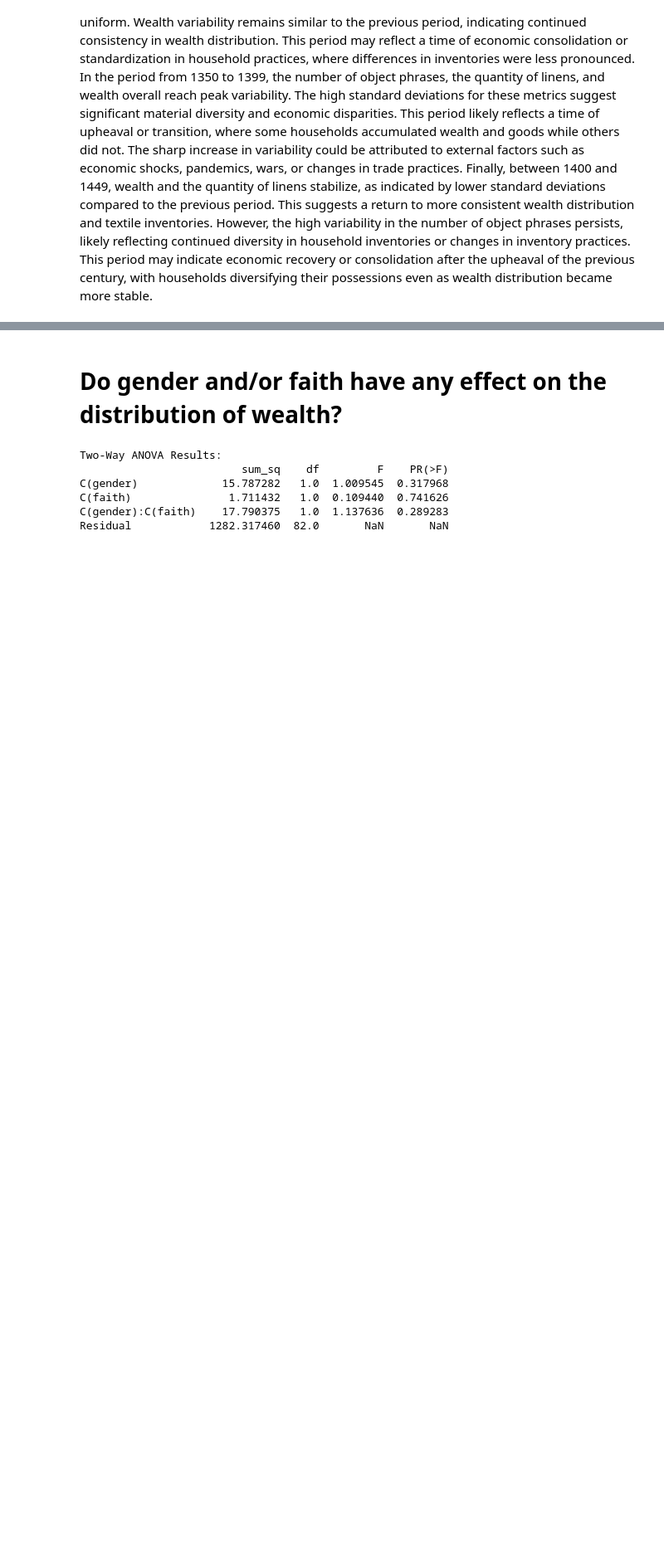
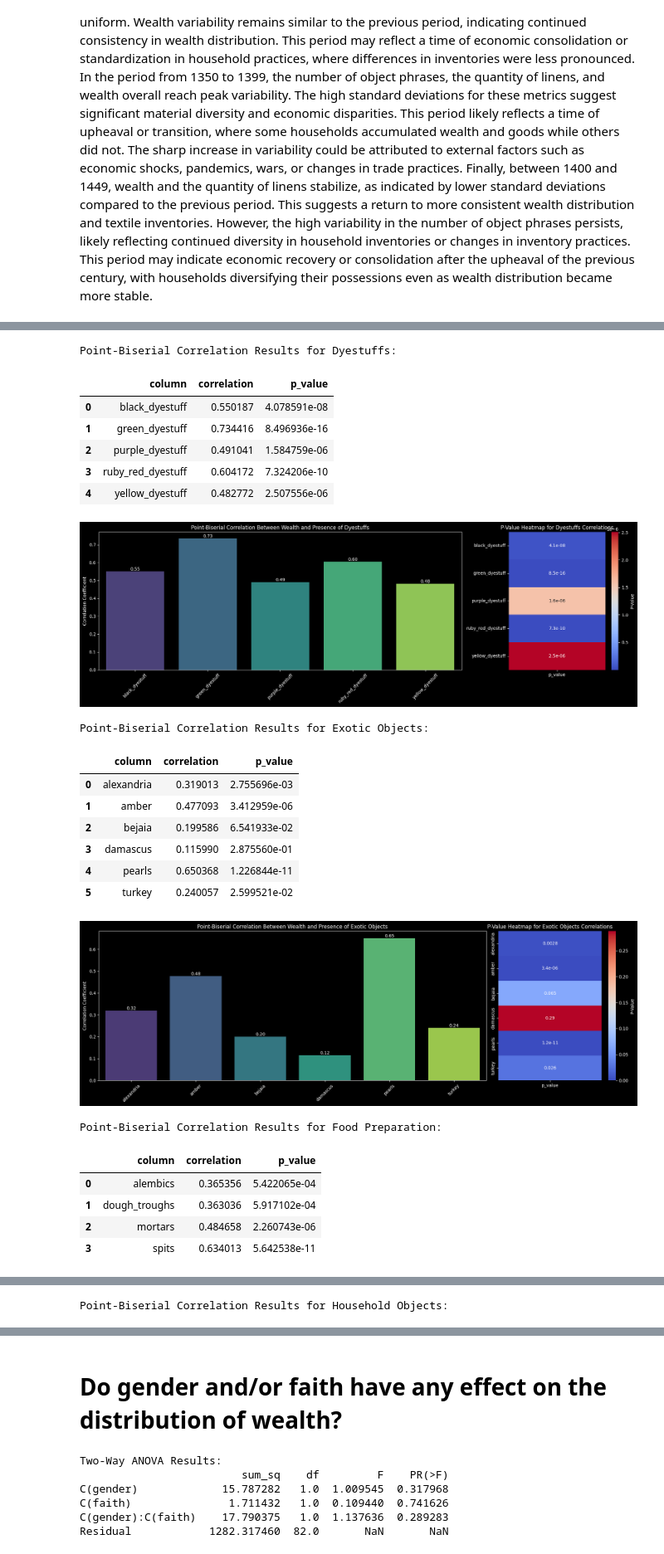
Before and after one commit to gpizzorno/marseille-luxury-objects, a Jupyter notebook: measuring-wealth.ipynb, the cells around one changed output, grey strips where cells are left out. Shown at 83% size. Saved outputs shown, nothing was run; the diff lists cells and outputs as text; code cells hidden in the pictures; blank space fills up the shorter version.

Commit message:
changed object analysis to use point-biserial correlation

```diff
--- a/measuring-wealth.ipynb
+++ b/measuring-wealth.ipynb
@@ -395,0 +343,74 @@ for group_name, group_columns in obj_groups.items():
+# %%
+# Calculate point-biserial correlation coefficients and p-values for object groups
+obj_groups = {
+    'Dyestuffs': DYESTUFFS,
+    'Exotic Objects': EXOTIC,
+    'Food Preparation': FOOD_PREPARATION,
+    'Household Objects': HOUSEHOLD,
+    'Linens': LINENS,
+    'Luxury Objects': LUXURY,
+    'Weapons and Armor': WEAPONS_AND_ARMOUR,
+}
+
+for group_name, group_columns in obj_groups.items():
+    correlation_results = []
+
+    # Individual correlations using point-biserial correlation
+    for col in group_columns:
+        corr, p_value = pointbiserialr(df[col], df['wealth_points'])
+        correlation_results.append({'column': col, 'correlation': corr, 'p_value': p_value})
+
+    # Convert results to DataFrame
+    correlation_df = pd.DataFrame(correlation_results)
+
+    # Display results
+    print(f'Point-Biserial Correlation Results for {group_name}:')
+    display(correlation_df)
+
+    # Visualize correlation results
+    fig, (ax1, ax2) = plt.subplots(ncols=2, figsize=(18, 6), width_ratios=[3, 1])
+    sns.barplot(data=correlation_df, x='column', y='correlation', palette='viridis', ci=None, ax=ax1)
+
+    for index, row in correlation_df.iterrows():
+        ax1.text(index, row['correlation'], f'{row["correlation"]:.2f}', ha='center', va='bottom')
+
+    ax1.set_title(f'Point-Biserial Correlation Between Wealth and Presence of {group_name}')
+    ax1.set_ylabel('Correlation Coefficient')
+    ax1.set_xlabel(None)
+    ax1.set_xticklabels(correlation_df['column'], rotation=45)
+    sns.heatmap(
+        correlation_df.pivot_table(index='column', values='p_value'),
+        annot=True,
+        cmap='coolwarm',
+        cbar_kws={'label': 'P-Value'},
+        ax=ax2,
+    )
+    ax2.set_title(f'P-Value Heatmap for {group_name} Correlations')
+    ax2.set_xlabel(None)
+    ax2.set_ylabel(None)
+    plt.tight_layout()
+    plt.show()
+# %% [output]
+Point-Biserial Correlation Results for Dyestuffs:
+|  | column | correlation | p_value |
+| 0 | black_dyestuff | 0.550187 | 4.078591e-08 |
+| 1 | green_dyestuff | 0.734416 | 8.496936e-16 |
+| 2 | purple_dyestuff | 0.491041 | 1.584759e-06 |
+| 3 | ruby_red_dyestuff | 0.604172 | 7.324206e-10 |
+| 4 | yellow_dyestuff | 0.482772 | 2.507556e-06 |
+[figure, added]
+Point-Biserial Correlation Results for Exotic Objects:
+|  | column | correlation | p_value |
+| 0 | alexandria | 0.319013 | 2.755696e-03 |
+| 1 | amber | 0.477093 | 3.412959e-06 |
+| 2 | bejaia | 0.199586 | 6.541933e-02 |
+| 3 | damascus | 0.115990 | 2.875560e-01 |
+| 4 | pearls | 0.650368 | 1.226844e-11 |
+| 5 | turkey | 0.240057 | 2.599521e-02 |
+[figure, added]
+Point-Biserial Correlation Results for Food Preparation:
+|  | column | correlation | p_value |
+| 0 | alembics | 0.365356 | 5.422065e-04 |
+| 1 | dough_troughs | 0.363036 | 5.917102e-04 |
+| 2 | mortars | 0.484658 | 2.260743e-06 |
+| 3 | spits | 0.634013 | 5.642538e-11 |
@@ -395,0 +418 @@ for group_name, group_columns in obj_groups.items():
+Point-Biserial Correlation Results for Household Objects:
```
Also changed, not shown: parts of 7 cells of this notebook.
